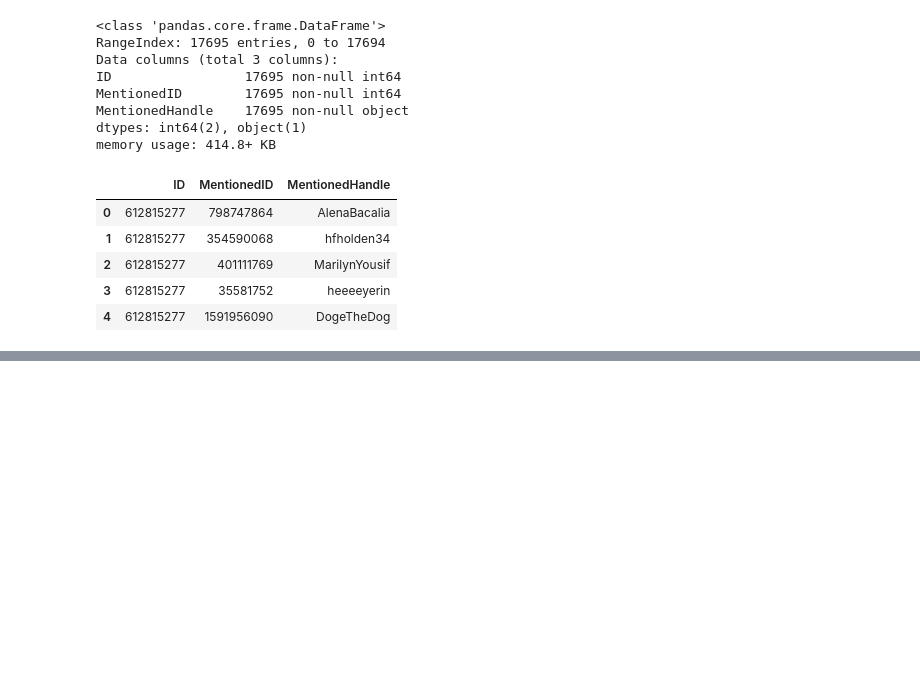
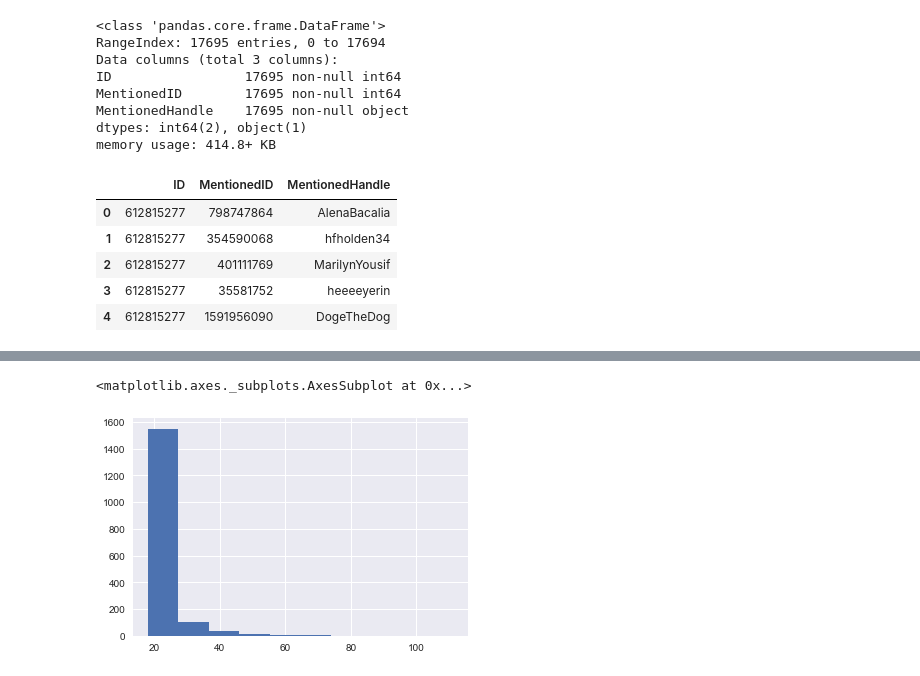
Before and after one commit to kellypeng/predict_twitter_user_age, a Jupyter notebook: EDA_BetterUp.ipynb, the cells around one changed output, grey strips where cells are left out. Drawn from its saved outputs; the diff is of its cells as text; code cells hidden in the pictures; blank space fills up the shorter version.

```diff
--- a/EDA_BetterUp.ipynb
+++ b/EDA_BetterUp.ipynb
@@ -293,0 +366,3 @@ list_of_handles = mentions[mentions['MentionedID'].isin(r2['MentionedID'])]['Men
+# %%
+# Use ages_train.csv to obtain age info
+ages_train = pd.read_csv('assignment_package/ages_train.csv')
@@ -293,0 +390,6 @@ list_of_handles = mentions[mentions['MentionedID'].isin(r2['MentionedID'])]['Men
+# %%
+# max = 111 ?? check.
+ages_train.Age.hist()
+# %% [output]
+<matplotlib.axes._subplots.AxesSubplot at 0x...>
+[figure, added]
```
Also changed, not shown: parts of 22 cells of this notebook.
